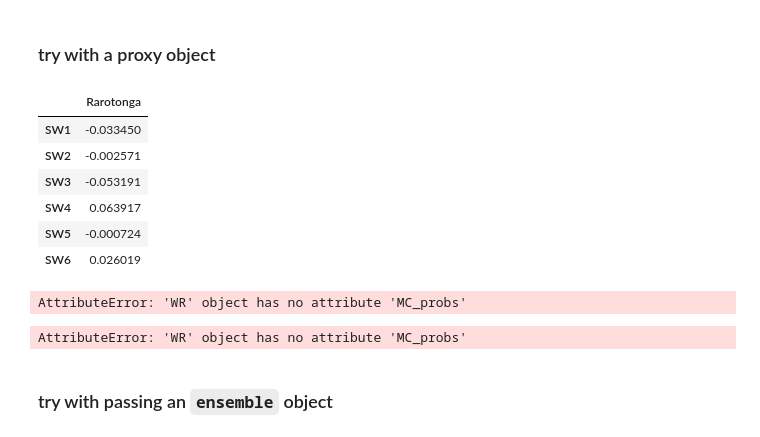
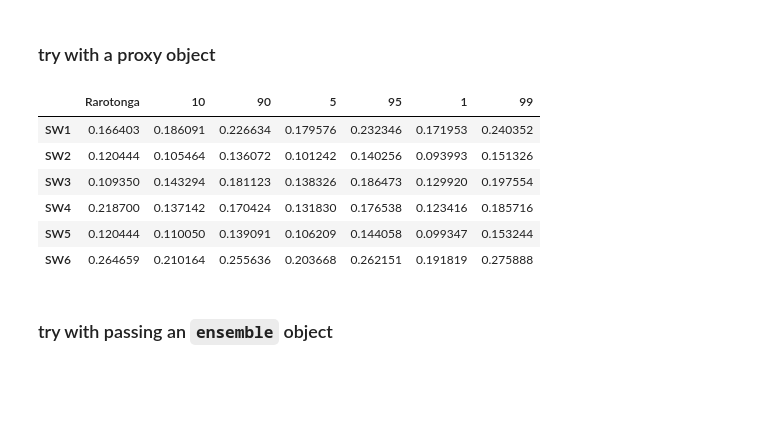
Before and after one commit to nicolasfauchereau/paleopy, a Jupyter notebook: notebooks/WR.ipynb, the cells around one changed output. Cells and saved outputs as stored; diff of their text form; code cells hidden in the pictures; blank space fills up the shorter version.

```diff
--- a/notebooks/WR.ipynb
+++ b/notebooks/WR.ipynb
@@ -220,20 +255,12 @@ obs_probs = w._get_compos_probs(w.analog_years)
 # %%
 w.probs_anomalies()
 # %%
-w.df_anoms
+w.df_probs
 # %% [output]
-|  | Rarotonga |
-| SW1 | -0.033450 |
-| SW2 | -0.002571 |
-| SW3 | -0.053191 |
-| SW4 | 0.063917 |
-| SW5 | -0.000724 |
-| SW6 | 0.026019 |
+|  | Rarotonga | 10 | 90 | 5 | 95 | 1 | 99 |
+| SW1 | 0.166403 | 0.186091 | 0.226634 | 0.179576 | 0.232346 | 0.171953 | 0.240352 |
+| SW2 | 0.120444 | 0.105464 | 0.136072 | 0.101242 | 0.140256 | 0.093993 | 0.151326 |
+| SW3 | 0.109350 | 0.143294 | 0.181123 | 0.138326 | 0.186473 | 0.129920 | 0.197554 |
+| SW4 | 0.218700 | 0.137142 | 0.170424 | 0.131830 | 0.176538 | 0.123416 | 0.185716 |
+| SW5 | 0.120444 | 0.110050 | 0.139091 | 0.106209 | 0.144058 | 0.099347 | 0.153244 |
+| SW6 | 0.264659 | 0.210164 | 0.255636 | 0.203668 | 0.262151 | 0.191819 | 0.275888 |
-# %%
-np.percentile(w.MC_probs.T, 0.98)
-# %% [output]
-AttributeError: 'WR' object has no attribute 'MC_probs'
-# %%
-w.MC_probs.T.quantile(0.02)
-# %% [output]
-AttributeError: 'WR' object has no attribute 'MC_probs'
```
Also changed, not shown: parts of 13 cells of this notebook, 2 other files.
